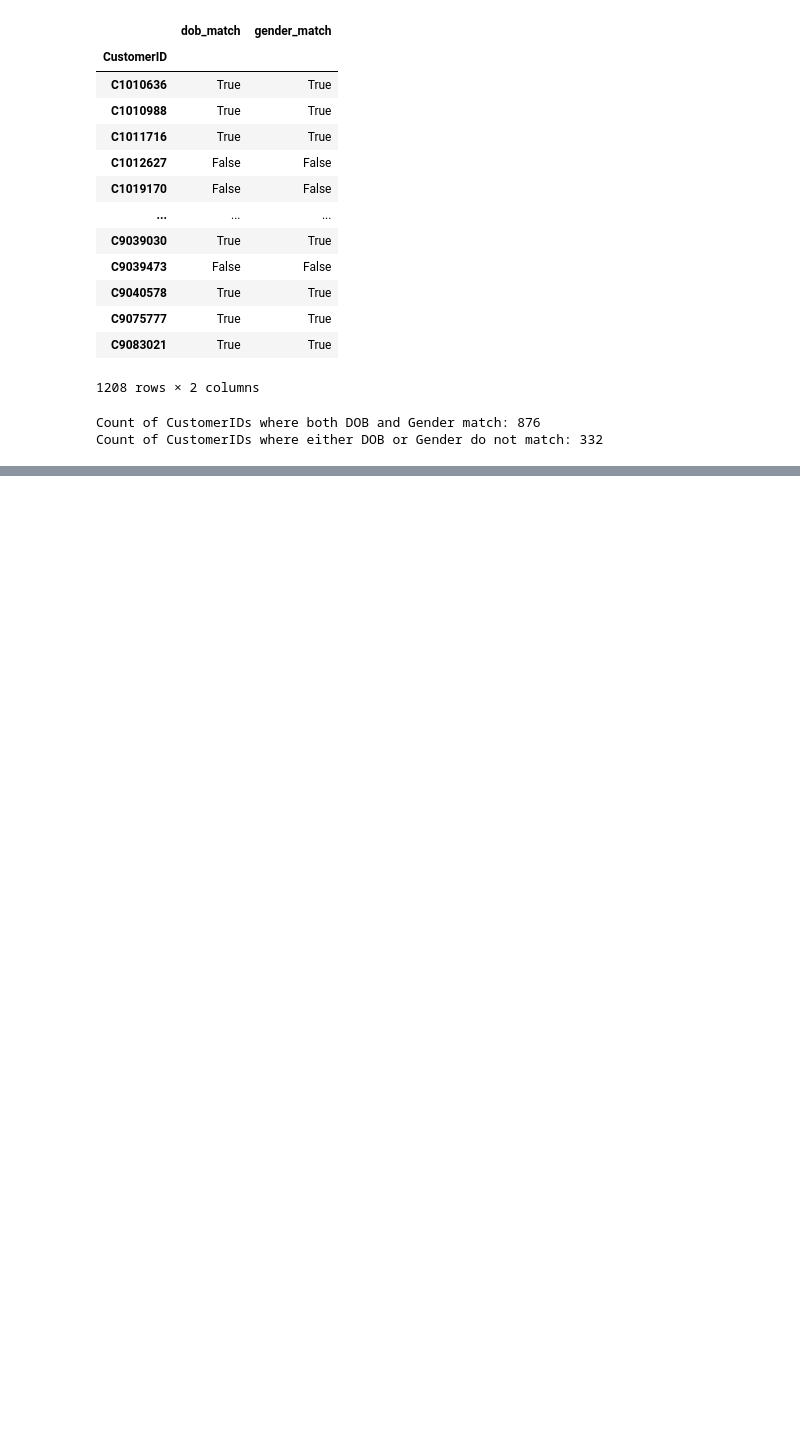
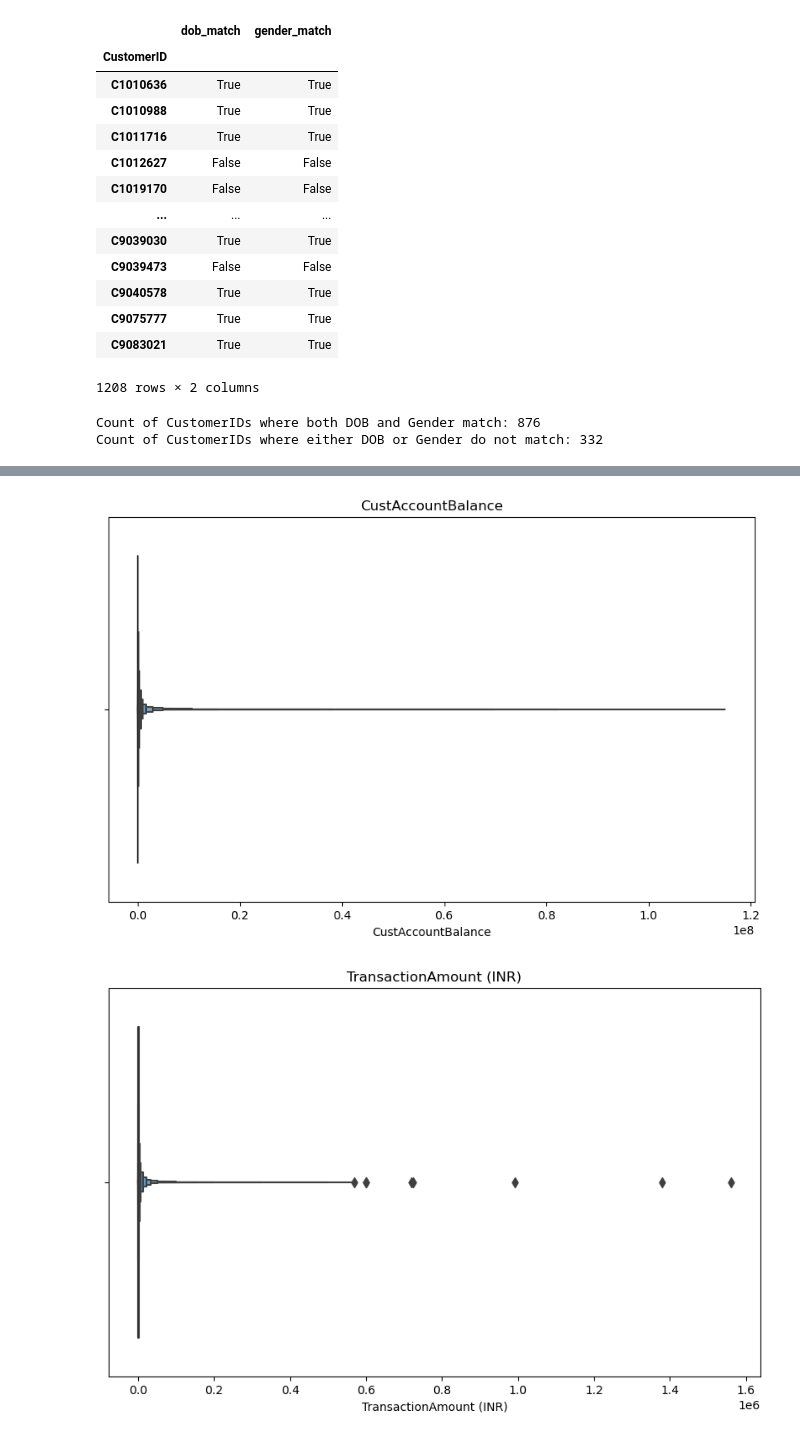
Before and after one commit to m1hammad/customer_segmentation, a Jupyter notebook: cust-seg.ipynb, the cells around one changed output, grey strips where cells are left out. Drawn from its saved outputs; the diff is of its cells as text; code cells hidden in the pictures; blank space fills up the shorter version.

```diff
--- a/cust-seg.ipynb
+++ b/cust-seg.ipynb
@@ -396,0 +480,11 @@ Count of CustomerIDs where either DOB or Gender do not match: 332
+# %%
+# Box plots for numerical variables to check for outliers
+for col in bank_data.select_dtypes(exclude=['object', 'bool','datetime64']).columns:
+    plt.figure(figsize=(10, 6))
+    plt.title(col)
+    # sns.boxplot(data=bank_data, x=col)
+    sns.boxenplot(data=bank_data, x=col)
+    plt.show()
+# %% [output]
+[figure, added]
+[figure, added]
```
Also changed, not shown: parts of 40 cells of this notebook.
